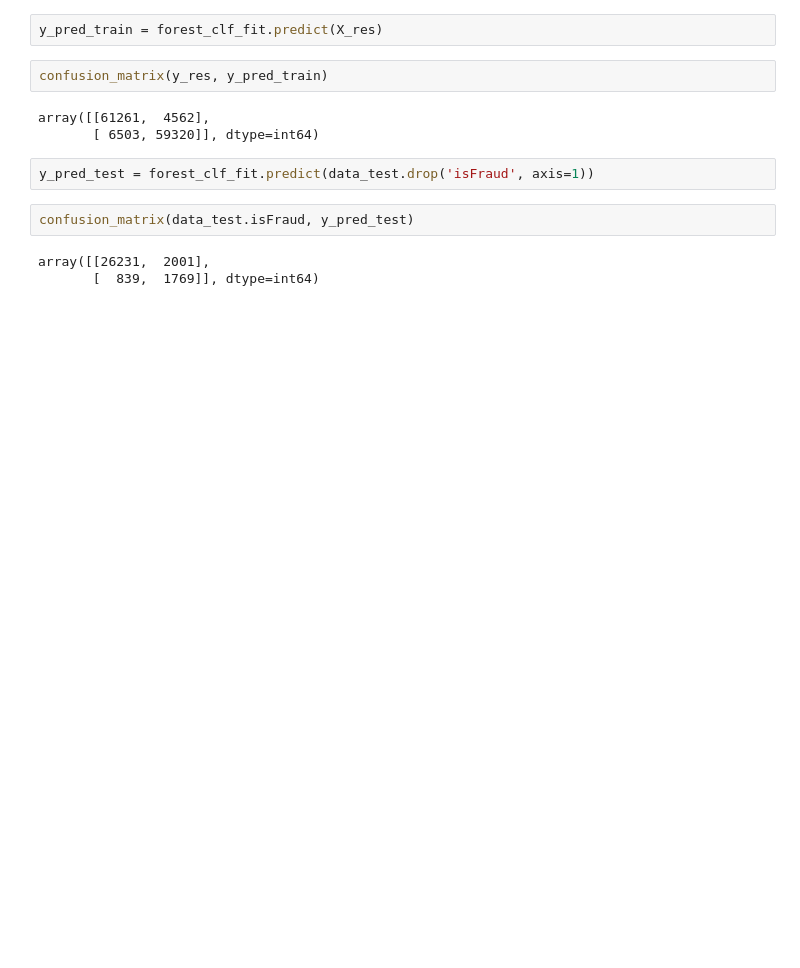
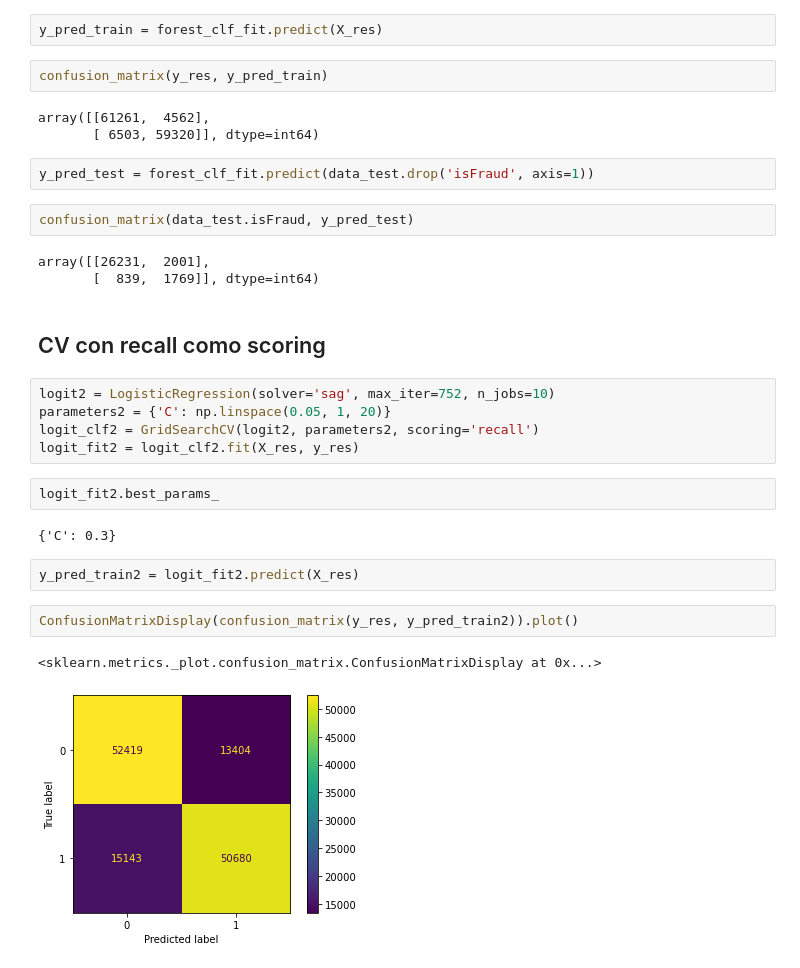
Before and after one commit to alejo963/Proyecto_Integrador, a Jupyter notebook: Data_Prep.ipynb, the cells around one changed output. Drawn from its saved outputs; the diff is of its cells as text; blank space fills up the shorter version.

```diff
--- a/Data_Prep.ipynb
+++ b/Data_Prep.ipynb
@@ -638,3 +638,21 @@ confusion_matrix(data_test.isFraud, y_pred_test)
 # %% [output]
 array([[26231,  2001],
        [  839,  1769]], dtype=int64)
+# %% [markdown]
+## CV con recall como scoring
+# %%
+logit2 = LogisticRegression(solver='sag', max_iter=752, n_jobs=10)
+parameters2 = {'C': np.linspace(0.05, 1, 20)}
+logit_clf2 = GridSearchCV(logit2, parameters2, scoring='recall')
+logit_fit2 = logit_clf2.fit(X_res, y_res)
+# %%
+logit_fit2.best_params_
+# %% [output]
+{'C': 0.3}
+# %%
+y_pred_train2 = logit_fit2.predict(X_res)
+# %%
+ConfusionMatrixDisplay(confusion_matrix(y_res, y_pred_train2)).plot()
+# %% [output]
+<sklearn.metrics._plot.confusion_matrix.ConfusionMatrixDisplay at 0x...>
+[figure, added]
```
Also changed, not shown: parts of 31 cells of this notebook.
